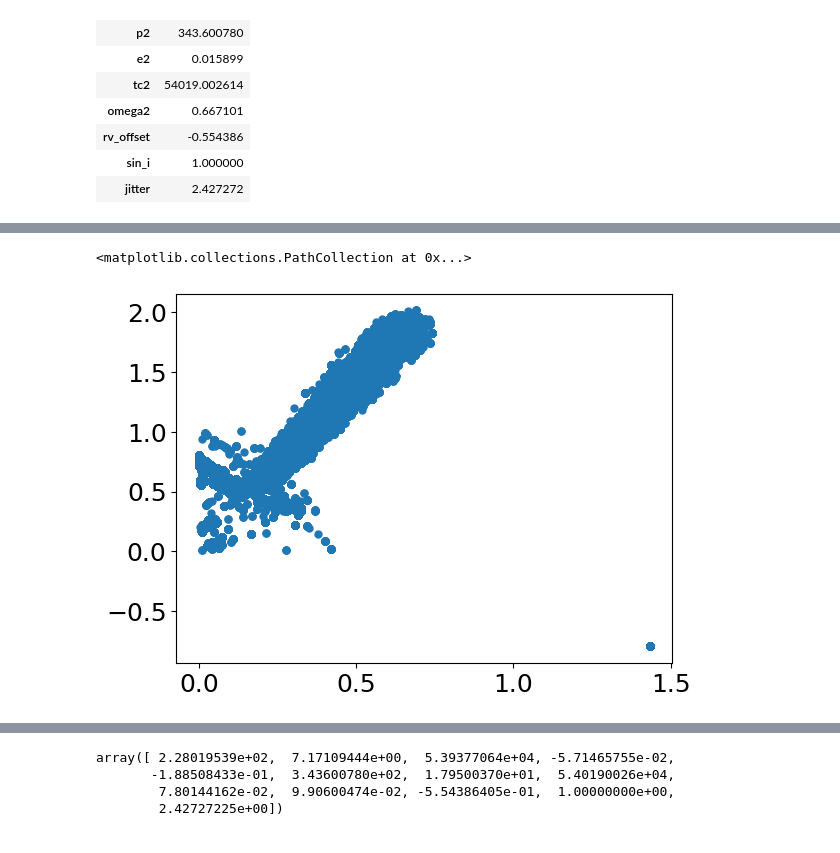
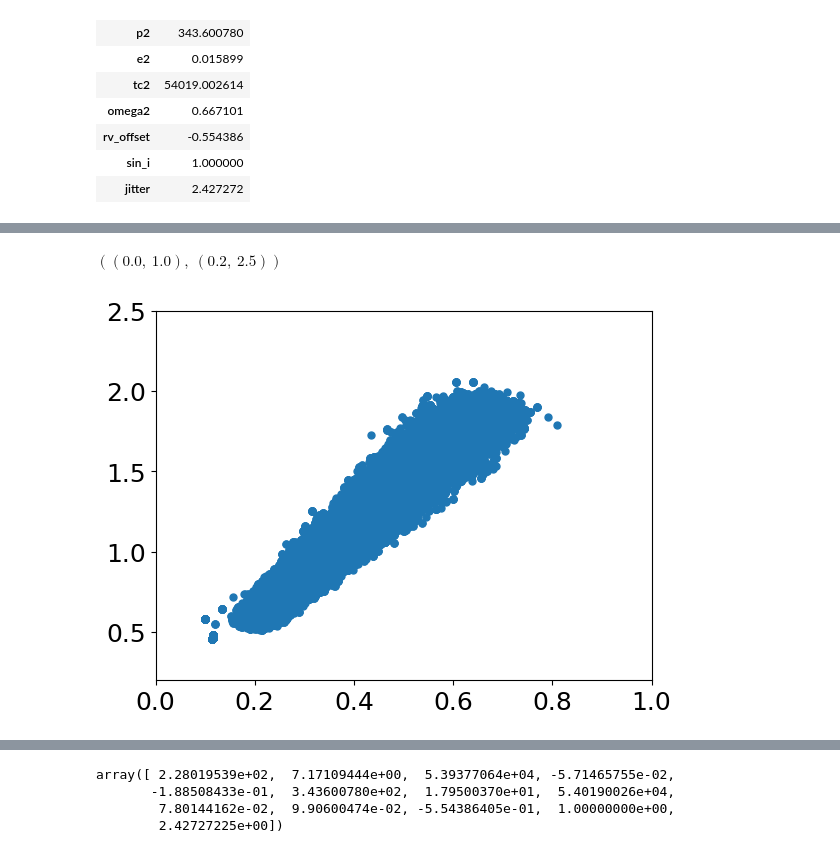
Before and after one commit to ia-chow/SURF2022, a Jupyter notebook: SURF/2021_fall-2022_winter/radvel_hd45364-sin_i_jitter_january_2024.ipynb, the cells around one changed output, grey strips where cells are left out. Saved outputs shown, nothing was run; the diff lists cells and outputs as text; code cells hidden in the pictures.

```diff
--- a/SURF/2021_fall-2022_winter/radvel_hd45364-sin_i_jitter_january_2024.ipynb
+++ b/SURF/2021_fall-2022_winter/radvel_hd45364-sin_i_jitter_january_2024.ipynb
@@ -882,8 +882,9 @@ corner.quantile(m1.reshape(-1), [0.05, 0.95]), corner.quantile(m2.reshape(-1), [
 # %%
 pl.scatter(m1.reshape(-1), m2.reshape(-1))
+pl.xlim(0, 1), pl.ylim(0.2, 2.5)
 # %% [output]
-<matplotlib.collections.PathCollection at 0x...>
+$\displaystyle \left( \left( 0.0, \  1.0\right), \  \left( 0.2, \  2.5\right)\right)$
-[figure, old version]
+[figure, new version]
 # %%
 corner.quantile(e1.reshape(-1), [0.05, 0.95]), corner.quantile(e2.reshape(-1), [0.05, 0.95])
 # %% [output]
```
Also changed, not shown: parts of 19 cells of this notebook.
